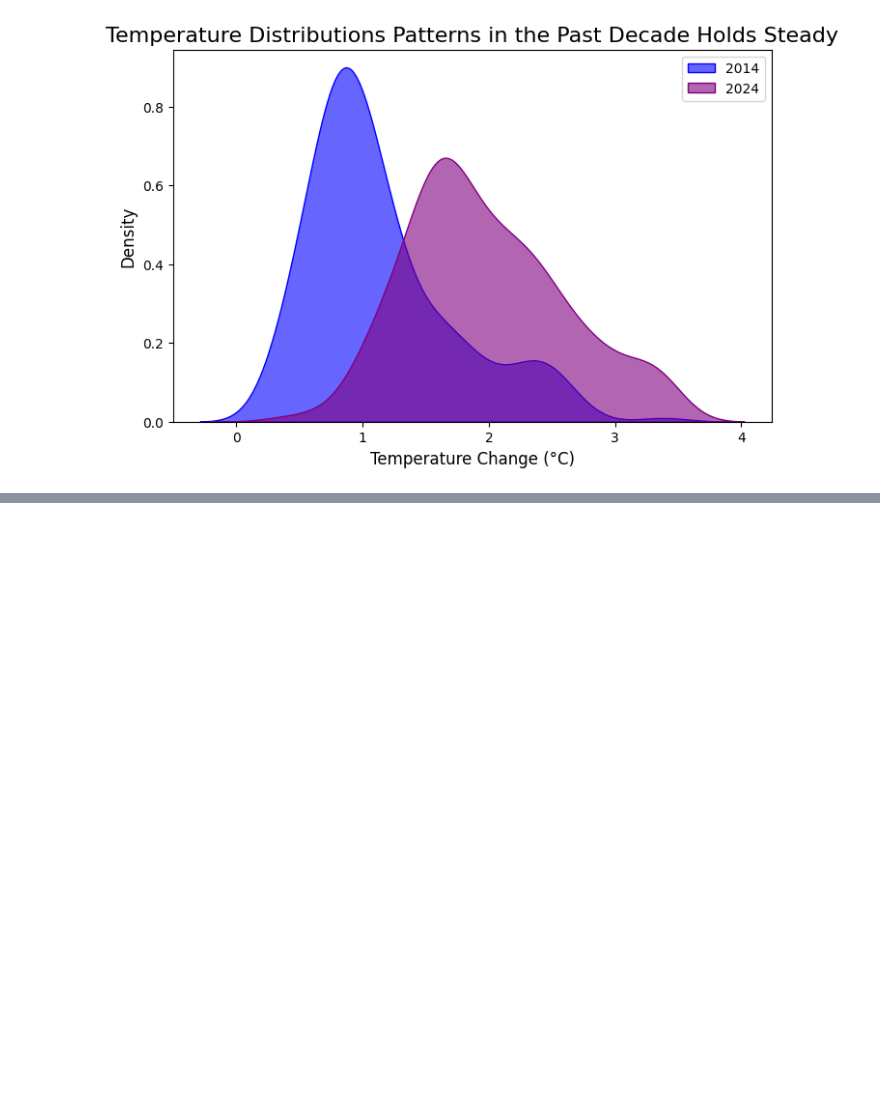
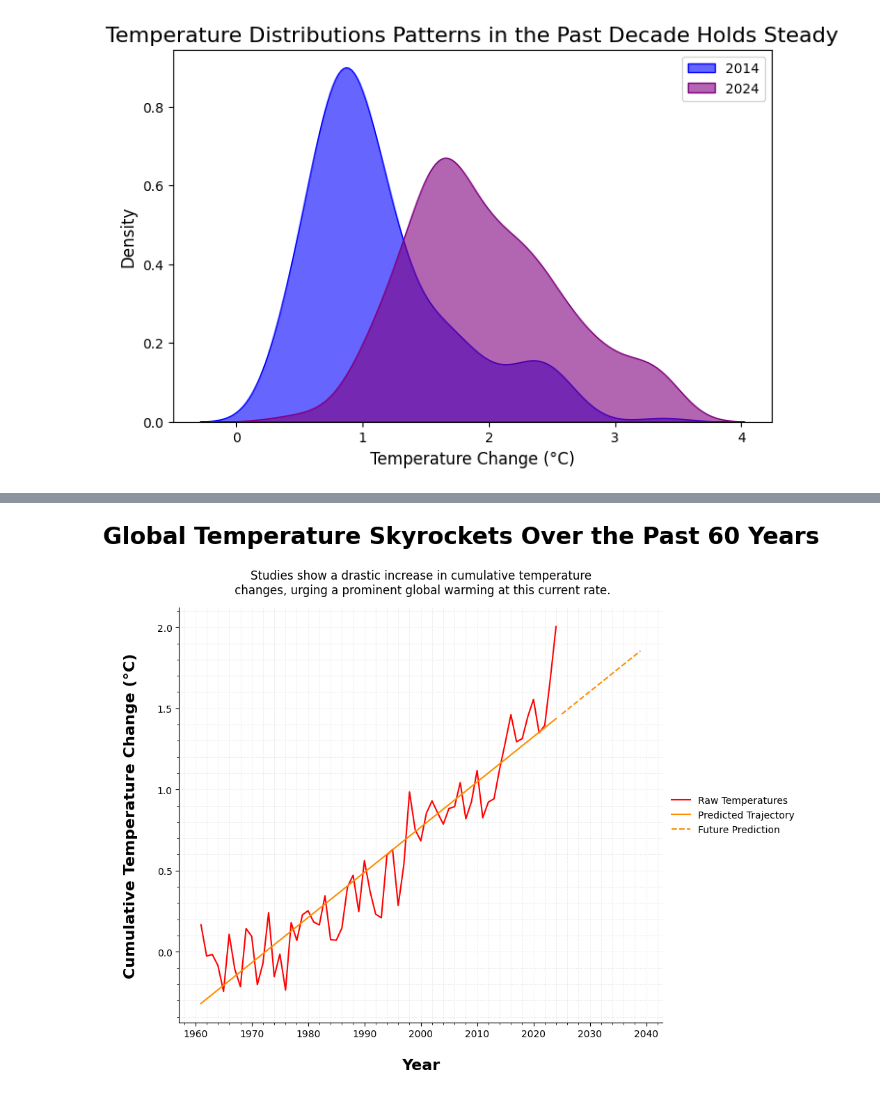
Before and after one commit to j2doan/persuasive_deceptive, a Jupyter notebook: testenv.ipynb, the cells around one changed output, grey strips where cells are left out. Saved outputs shown, nothing was run; the diff lists cells and outputs as text; code cells hidden in the pictures; blank space fills up the shorter version.

```diff
--- a/testenv.ipynb
+++ b/testenv.ipynb
@@ -410,0 +663,55 @@ plt.show()
+# %%
+df3 = df.copy()
+df3 = df3.drop(columns=['ISO2', 'ISO3', 'Indicator', 'Unit', 'Source', 'CTS Code', 'CTS Name', 'CTS Full Descriptor'])
+df3_melted = df3.melt(id_vars=['Country'],
+                         value_vars=[str(year) for year in range(1961, 2025)],
+                         var_name='Year',
+                         value_name='TempChange')
+df3_melted['Year'] = pd.to_numeric(df3_melted['Year'], errors='coerce')
+df3_melted_groupby_year = df3_melted.groupby('Year')[['TempChange']].mean()
+df3_melted_groupby_year.reset_index(inplace=True)
+
+X = df3_melted_groupby_year['Year'].values.reshape(-1, 1)
+y = df3_melted_groupby_year['TempChange'].values
+
+model = LinearRegression()
+model.fit(X, y)
+
+predicted_temp = model.predict(X)
+future_years = np.arange(2025, 2040).reshape(-1, 1)
+future_predicted_temp = model.predict(future_years)
+
+plt.figure(figsize=(10, 8))
+sns.lineplot(data=df3_melted_groupby_year, x='Year', y='TempChange', color='red', label="Raw Temperatures")
+plt.plot(df3_melted_groupby_year['Year'], predicted_temp, color='darkorange', linestyle='-', label='Predicted Trajectory')
+plt.plot(future_years, future_predicted_temp, color='darkorange', linestyle='--', label='Future Prediction')
+
+plt.suptitle('Global Temperature Skyrockets Over the Past 60 Years', fontsize=24, fontweight='bold', y=1)
+plt.title('Studies show a drastic increase in cumulative temperature\n changes, urging a prominent global warming at this current rate.', y=1.02)
+plt.xlabel('Year', fontsize=16, fontweight='bold', labelpad=20)
+plt.ylabel('Cumulative Temperature Change (°C)', fontsize=16, fontweight='bold', labelpad=20)
+plt.grid(True, color='lightgray', alpha=0.5)
+
+plt.grid(axis='x', linestyle='--', alpha=0.4)
+plt.grid(axis='y', linestyle='--', alpha=0.4)
+plt.gca().spines['top'].set_visible(False)
+plt.gca().spines['right'].set_visible(False)
+
+plt.grid(True, which='both', axis='both', color='lightgray', linestyle='--', linewidth=0.5)
+
+plt.minorticks_on()
+plt.grid(True, which='minor', axis='both', color='lightgray', linestyle=':', linewidth=0.5)
+
+peak_year_bin = df3_melted_groupby_year['Year'][df3_melted_groupby_year['TempChange'].idxmax()]
+peak_temp = df3_melted_groupby_year['TempChange'].max()
+
+plt.legend(
+    bbox_to_anchor=(1, 0.5),
+    loc='center left',
+    frameon=False
+)
+
+plt.tight_layout()
+plt.show()
+# %% [output]
+[figure, added]
```
Also changed, not shown: parts of 4 cells of this notebook, 3 other files.
